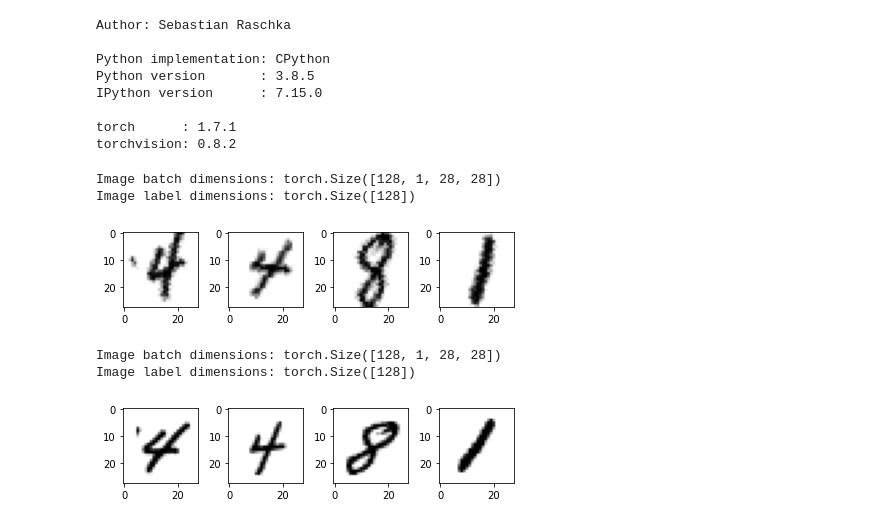
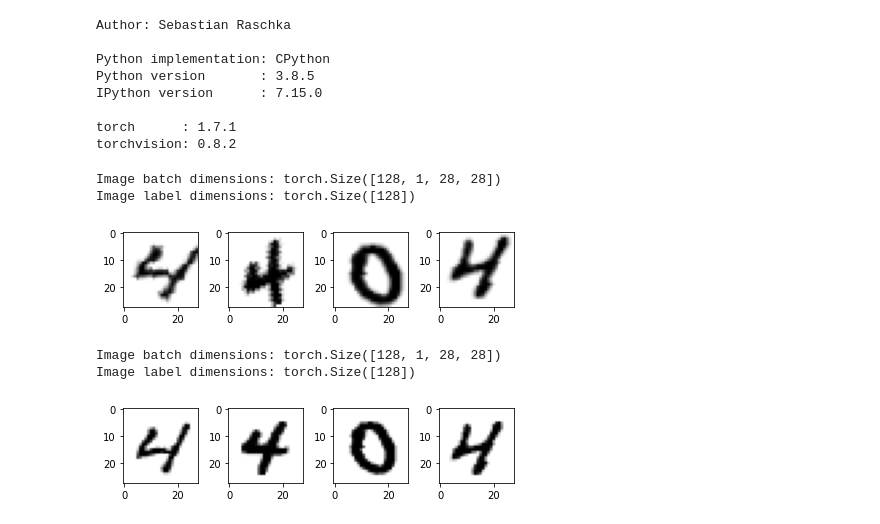
Before and after one commit to ducdh1210/stat453-deep-learning-ss21, a Jupyter notebook: L10/code/data-augmentation.ipynb, the cells around one changed output. Cells and saved outputs as stored; diff of their text form; code cells hidden in the pictures.

Commit message:
minor updates on notebook L10 data augmentation

```diff
--- a/L10/code/data-augmentation.ipynb
+++ b/L10/code/data-augmentation.ipynb
@@ -85,43 +85,33 @@ test_loader = DataLoader(dataset=test_dataset,
 # %%
 
 # Checking the dataset
 
 random.seed(0)
 torch.manual_seed(0)
 
 train_dataset = datasets.MNIST(root='data',
                                train=True,
                                transform=training_transforms,
                                download=True)
 
-test_dataset = datasets.MNIST(root='data',
-                              train=False,
-                              transform=test_transforms)
-
-
 train_loader = DataLoader(dataset=train_dataset,
                           batch_size=BATCH_SIZE,
                           shuffle=True)
-
-test_loader = DataLoader(dataset=test_dataset,
-                         batch_size=BATCH_SIZE,
-                         shuffle=False)
-
 
 for images, labels in train_loader:
     print('Image batch dimensions:', images.shape)
     print('Image label dimensions:', labels.shape)
     break
 
 fig, ax = plt.subplots(1, 4)
-for plt_idx, i in enumerate(range(4)):
+for plt_idx, i in enumerate(range(6,10,1)):
     ax[plt_idx].imshow(images[i].view(28, 28).numpy(), cmap='binary')
 
 plt.tight_layout()
 # %% [output]
 Image batch dimensions: torch.Size([128, 1, 28, 28])
 Image label dimensions: torch.Size([128])
-[figure, old version]
+[figure, new version]
 # %%
 # compare without augmentation
 
@@ -141,11 +131,11 @@ for images, labels in train_loader:
     break
 
 fig, ax = plt.subplots(1, 4)
-for plt_idx, i in enumerate(range(4)):
+for plt_idx, i in enumerate(range(6,10,1)):
     ax[plt_idx].imshow(images[i].view(28, 28).numpy(), cmap='binary')
 
 plt.tight_layout()
 # %% [output]
 Image batch dimensions: torch.Size([128, 1, 28, 28])
 Image label dimensions: torch.Size([128])
-[figure, old version]
+[figure, new version]
```
